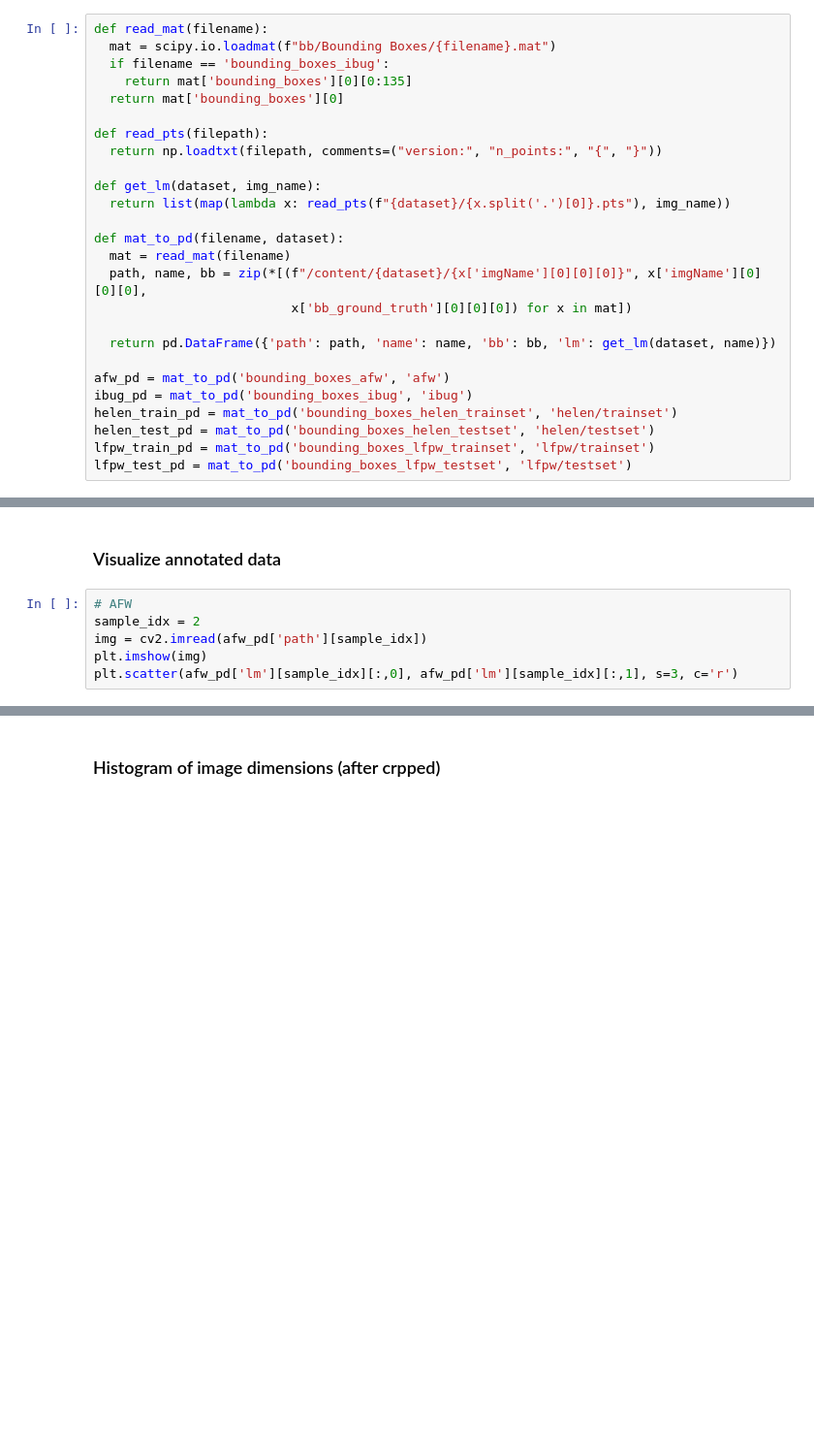
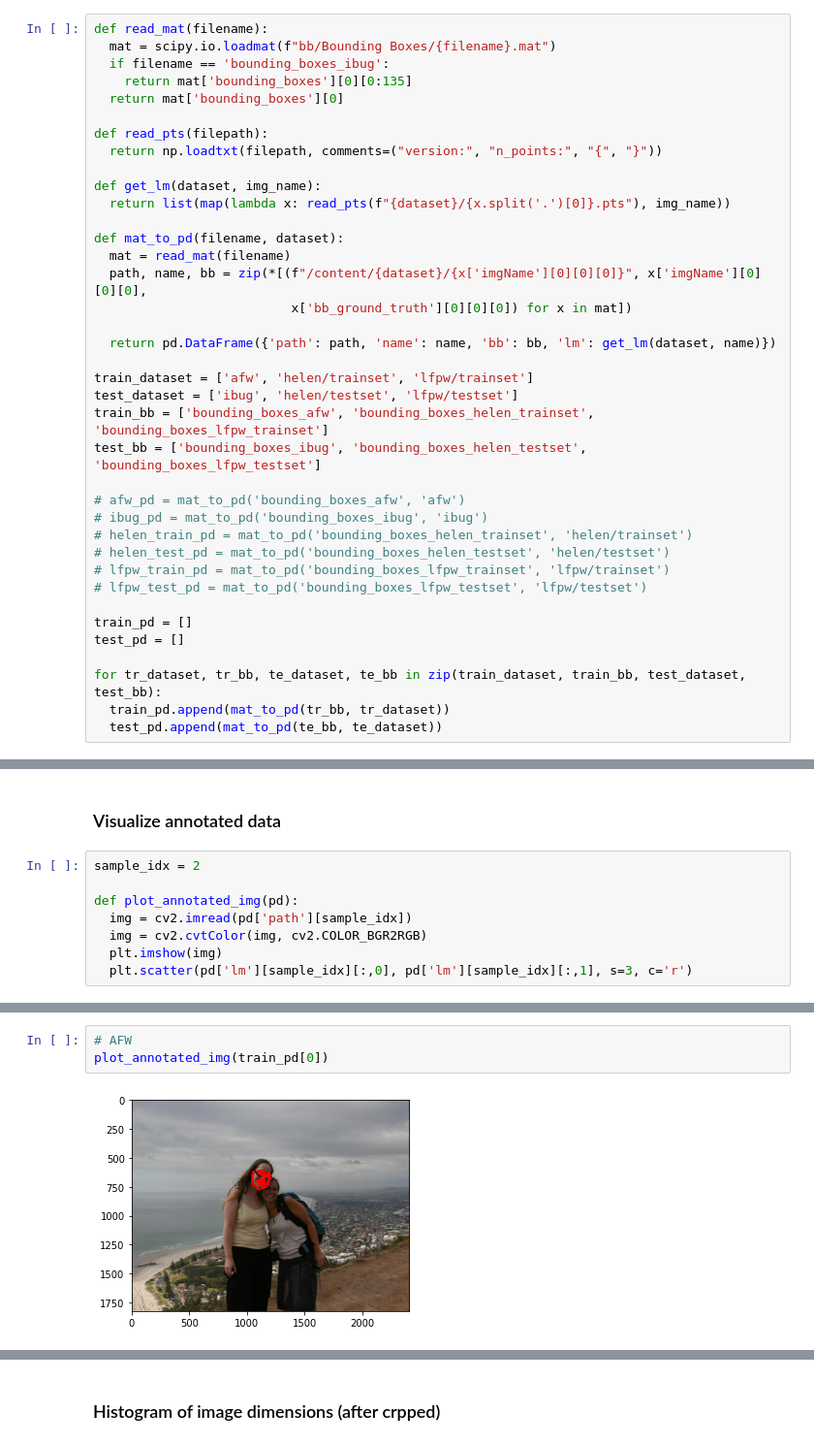
Before and after one commit to Karthick47v2/face-landmark-detector, a Jupyter notebook: 300w.ipynb, the cells around one changed output, grey strips where cells are left out. Shown: that part at 97% size. Drawn from its saved outputs; the diff is of its cells as text; blank space fills up the shorter version.

```diff
--- a/300w.ipynb
+++ b/300w.ipynb
@@ -62,9 +64,21 @@ def mat_to_pd(filename, dataset):
 
   return pd.DataFrame({'path': path, 'name': name, 'bb': bb, 'lm': get_lm(dataset, name)})
 
-afw_pd = mat_to_pd('bounding_boxes_afw', 'afw')
-ibug_pd = mat_to_pd('bounding_boxes_ibug', 'ibug')
-helen_train_pd = mat_to_pd('bounding_boxes_helen_trainset', 'helen/trainset')
-helen_test_pd = mat_to_pd('bounding_boxes_helen_testset', 'helen/testset')
-lfpw_train_pd = mat_to_pd('bounding_boxes_lfpw_trainset', 'lfpw/trainset')
-lfpw_test_pd = mat_to_pd('bounding_boxes_lfpw_testset', 'lfpw/testset')
+train_dataset = ['afw', 'helen/trainset', 'lfpw/trainset']
+test_dataset = ['ibug', 'helen/testset', 'lfpw/testset']
+train_bb = ['bounding_boxes_afw', 'bounding_boxes_helen_trainset', 'bounding_boxes_lfpw_trainset']
+test_bb = ['bounding_boxes_ibug', 'bounding_boxes_helen_testset', 'bounding_boxes_lfpw_testset']
+
+# afw_pd = mat_to_pd('bounding_boxes_afw', 'afw')
+# ibug_pd = mat_to_pd('bounding_boxes_ibug', 'ibug')
+# helen_train_pd = mat_to_pd('bounding_boxes_helen_trainset', 'helen/trainset')
+# helen_test_pd = mat_to_pd('bounding_boxes_helen_testset', 'helen/testset')
+# lfpw_train_pd = mat_to_pd('bounding_boxes_lfpw_trainset', 'lfpw/trainset')
+# lfpw_test_pd = mat_to_pd('bounding_boxes_lfpw_testset', 'lfpw/testset')
+
+train_pd = []
+test_pd = []
+
+for tr_dataset, tr_bb, te_dataset, te_bb in zip(train_dataset, train_bb, test_dataset, test_bb):
+  train_pd.append(mat_to_pd(tr_bb, tr_dataset))
+  test_pd.append(mat_to_pd(te_bb, te_dataset))
@@ -91,8 +111,10 @@ Length of LFPW (train+test - 881 + 224
 # %% [markdown]
 ### Visualize annotated data
 # %%
-# AFW
 sample_idx = 2
-img = cv2.imread(afw_pd['path'][sample_idx])
-plt.imshow(img)
-plt.scatter(afw_pd['lm'][sample_idx][:,0], afw_pd['lm'][sample_idx][:,1], s=3, c='r')
+
+def plot_annotated_img(pd):
+  img = cv2.imread(pd['path'][sample_idx])
+  img = cv2.cvtColor(img, cv2.COLOR_BGR2RGB)
+  plt.imshow(img)
+  plt.scatter(pd['lm'][sample_idx][:,0], pd['lm'][sample_idx][:,1], s=3, c='r')
@@ -113,0 +121,5 @@ plt.scatter(lfpw_train_pd['lm'][sample_idx][:,0], lfpw_train_pd['lm'][sample_idx
+# %%
+# AFW
+plot_annotated_img(train_pd[0])
+# %% [output]
+[figure, added]
```
Also changed, not shown: parts of 23 cells of this notebook.
